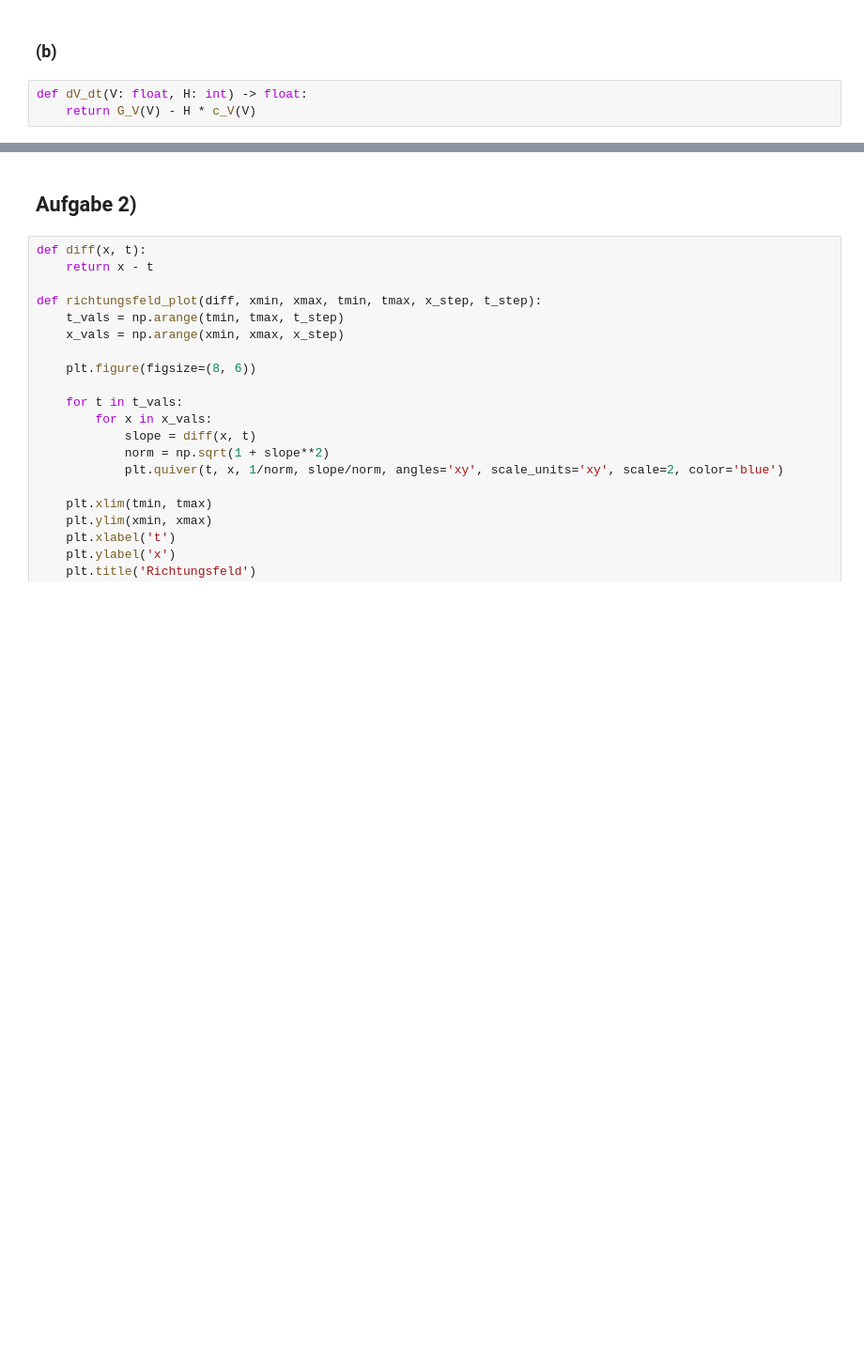
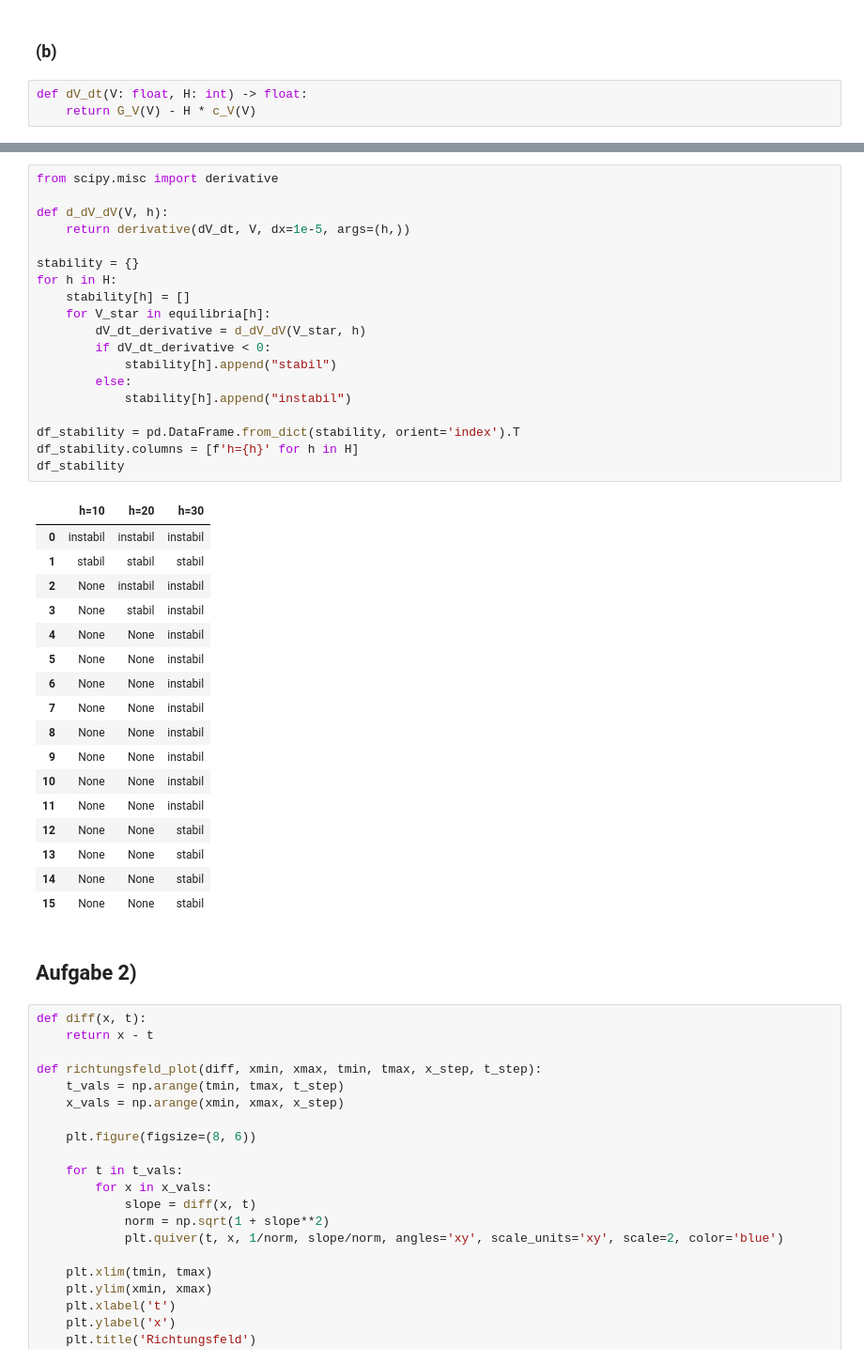
Before and after one commit to tombk556/MSM-Modellbildung-und-Modellanpassung, a Jupyter notebook: src/blatt_6.ipynb, the cells around one changed output, grey strips where cells are left out. Shown at 94% size. Drawn from its saved outputs; the diff is of its cells as text; blank space fills up the shorter version.

```diff
--- a/src/blatt_6.ipynb
+++ b/src/blatt_6.ipynb
@@ -68,3 +107,40 @@ plt.show()
+# %%
+from scipy.misc import derivative
+
+def d_dV_dV(V, h):
+    return derivative(dV_dt, V, dx=1e-5, args=(h,))
+
+stability = {}
+for h in H:
+    stability[h] = []
+    for V_star in equilibria[h]:
+        dV_dt_derivative = d_dV_dV(V_star, h)
+        if dV_dt_derivative < 0:
+            stability[h].append("stabil")
+        else:
+            stability[h].append("instabil")
+
+df_stability = pd.DataFrame.from_dict(stability, orient='index').T
+df_stability.columns = [f'h={h}' for h in H]
+df_stability
+# %% [output]
+|  | h=10 | h=20 | h=30 |
+| 0 | instabil | instabil | instabil |
+| 1 | stabil | stabil | stabil |
+| 2 | None | instabil | instabil |
+| 3 | None | stabil | instabil |
+| 4 | None | None | instabil |
+| 5 | None | None | instabil |
+| 6 | None | None | instabil |
+| 7 | None | None | instabil |
+| 8 | None | None | instabil |
+| 9 | None | None | instabil |
+| 10 | None | None | instabil |
+| 11 | None | None | instabil |
+| 12 | None | None | stabil |
+| 13 | None | None | stabil |
+| 14 | None | None | stabil |
+| 15 | None | None | stabil |
 # %% [markdown]
 ## Aufgabe 2)
 # %%
```
Also changed, not shown: parts of 2 cells of this notebook, 2 other files.
